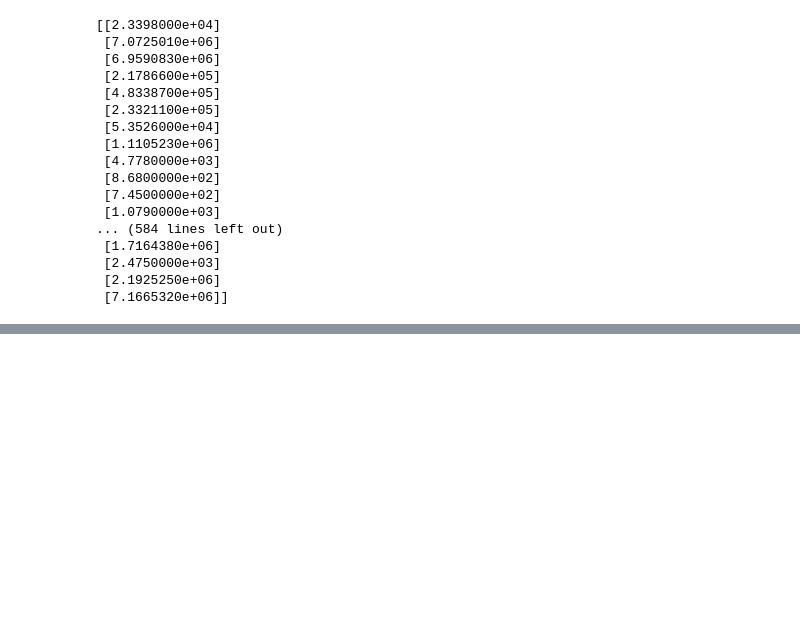
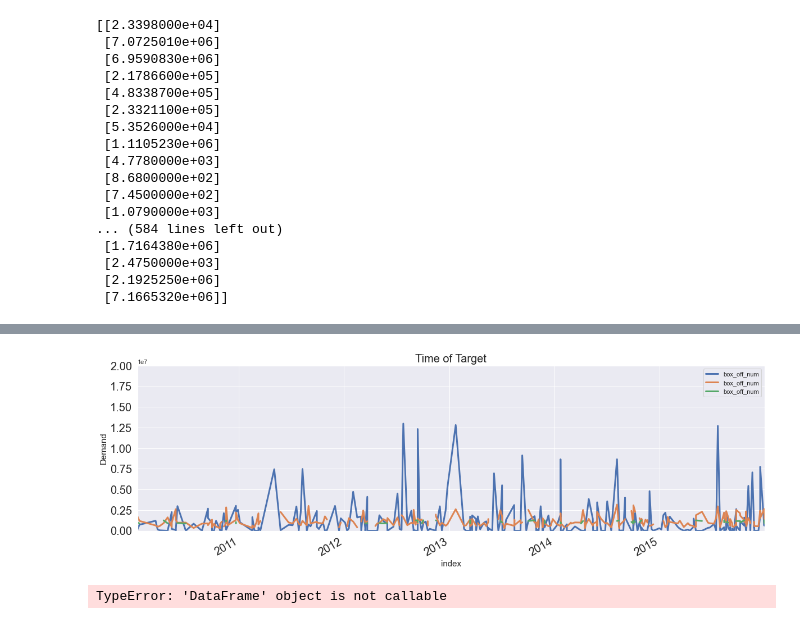
Before and after one commit to winwinhyun/Data-Analyst-Study, a Jupyter notebook: SC/study_1_movie_modify.ipynb, the cells around one changed output, grey strips where cells are left out. Saved outputs shown, nothing was run; the diff lists cells and outputs as text; code cells hidden in the pictures; blank space fills up the shorter version.

```diff
--- a/SC/study_1_movie_modify.ipynb
+++ b/SC/study_1_movie_modify.ipynb
@@ -741,0 +799,9 @@ pd.reset_option('display.float_format')
+# %%
+if 'release_time' in train.columns:
+    train['release_time'] = pd.to_datetime(train['release_time'])
+    train['Release_time'] = pd.to_datetime(train['release_time'])
+train.info()
+
+if train.index.dtype=='int64':
+    train.set_index('Release_time', inplace = True)
+train
@@ -741,0 +878,16 @@ pd.reset_option('display.float_format')
+# %%
+pd.concat([train[['box_off_num']],
+         train[['box_off_num']].rolling(24).mean(),
+         train[['box_off_num']].rolling(24*7).mean()], axis = 1).plot(kind = 'line', figsize = (20,6), linewidth = 3, fontsize = 20,
+                                                              xlim=('2010-01-14', '2015-12-31'), ylim= (0, 20000000))
+
+plt.title("Time of Target", fontsize = 20)
+plt.xlabel("index", fontsize = 15)
+plt.ylabel("Demand", fontsize = 15)
+plt.show()
+# %% [output]
+[figure, added]
+# %%
+print(train('dir_prev_bfnum'))
+# %% [output]
+TypeError: 'DataFrame' object is not callable
```
Also changed, not shown: parts of 25 cells of this notebook.
